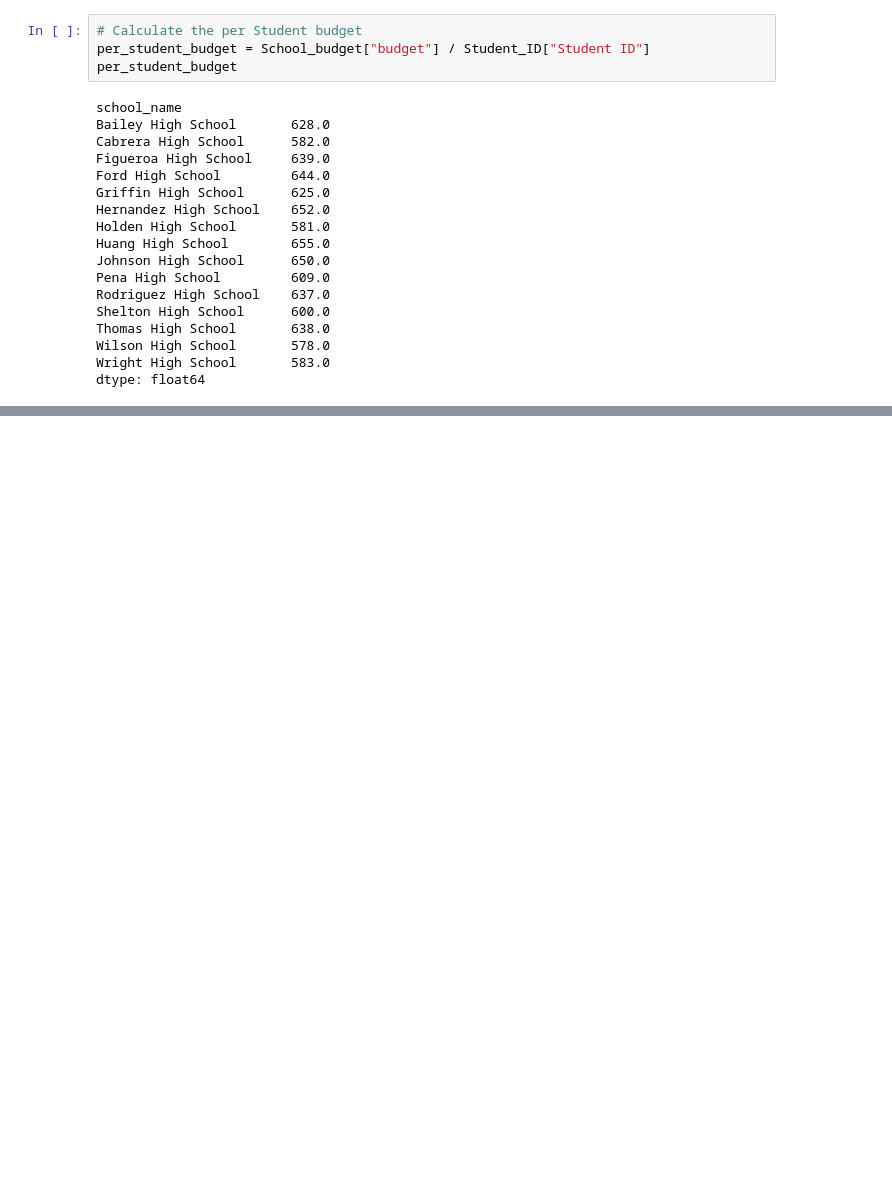
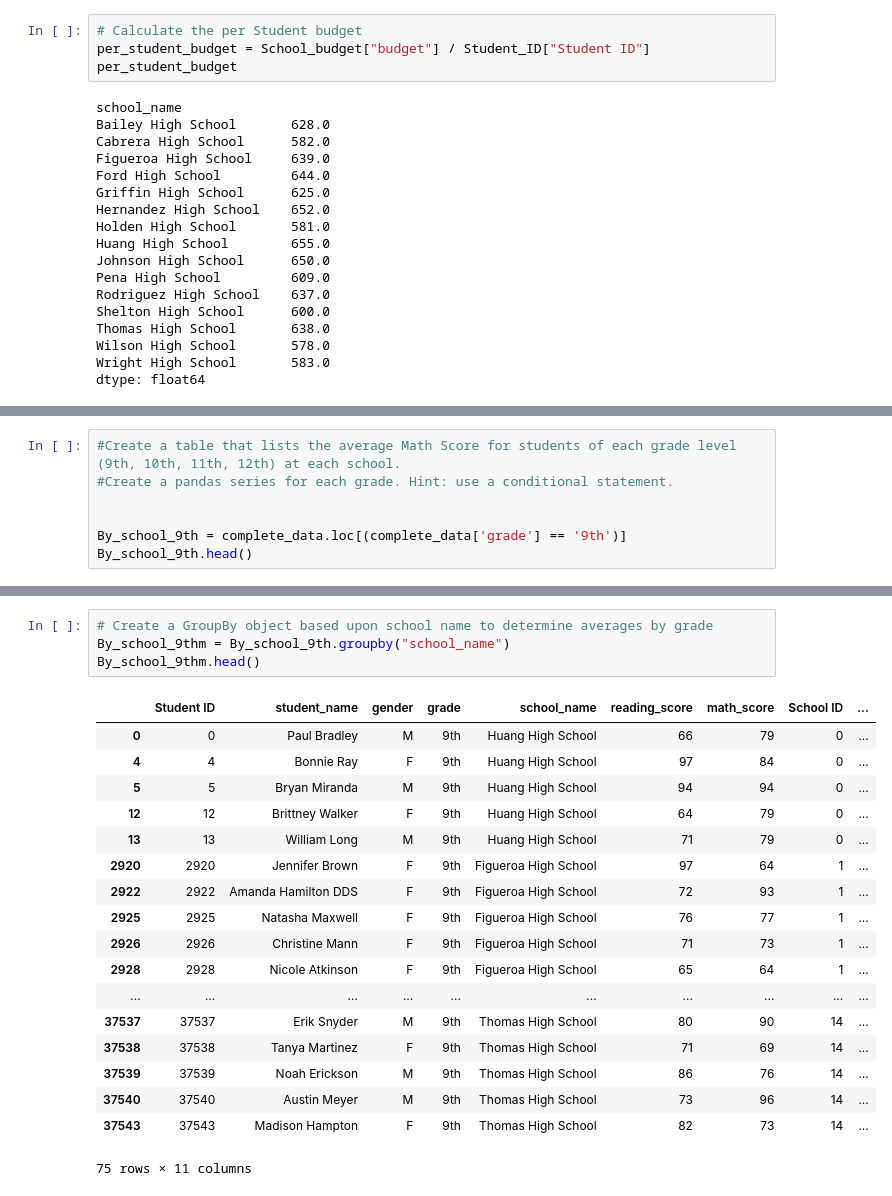
Before and after one commit to VioletData/pandas-challenge, a Jupyter notebook: PyCity Homework.ipynb, the cells around one changed output, grey strips where cells are left out. Drawn from its saved outputs; the diff is of its cells as text; blank space fills up the shorter version.

```diff
--- a/PyCity Homework.ipynb
+++ b/PyCity Homework.ipynb
@@ -259,0 +425,7 @@ NameError: name 'student_ID' is not defined
+# %%
+#Create a table that lists the average Math Score for students of each grade level (9th, 10th, 11th, 12th) at each school.
+#Create a pandas series for each grade. Hint: use a conditional statement.
+
+
+By_school_9th = complete_data.loc[(complete_data['grade'] == '9th')]
+By_school_9th.head()
@@ -259,0 +439,23 @@ NameError: name 'student_ID' is not defined
+# %%
+# Create a GroupBy object based upon school name to determine averages by grade
+By_school_9thm = By_school_9th.groupby("school_name")
+By_school_9thm.head()
+# %% [output]
+|  | Student ID | student_name | gender | grade | school_name | reading_score | math_score | School ID | ... |
+| 0 | 0 | Paul Bradley | M | 9th | Huang High School | 66 | 79 | 0 | ... |
+| 4 | 4 | Bonnie Ray | F | 9th | Huang High School | 97 | 84 | 0 | ... |
+| 5 | 5 | Bryan Miranda | M | 9th | Huang High School | 94 | 94 | 0 | ... |
+| 12 | 12 | Brittney Walker | F | 9th | Huang High School | 64 | 79 | 0 | ... |
+| 13 | 13 | William Long | M | 9th | Huang High School | 71 | 79 | 0 | ... |
+| 2920 | 2920 | Jennifer Brown | F | 9th | Figueroa High School | 97 | 64 | 1 | ... |
+| 2922 | 2922 | Amanda Hamilton DDS | F | 9th | Figueroa High School | 72 | 93 | 1 | ... |
+| 2925 | 2925 | Natasha Maxwell | F | 9th | Figueroa High School | 76 | 77 | 1 | ... |
+| 2926 | 2926 | Christine Mann | F | 9th | Figueroa High School | 71 | 73 | 1 | ... |
+| 2928 | 2928 | Nicole Atkinson | F | 9th | Figueroa High School | 65 | 64 | 1 | ... |
+| ... | ... | ... | ... | ... | ... | ... | ... | ... | ... |
+| 37537 | 37537 | Erik Snyder | M | 9th | Thomas High School | 80 | 90 | 14 | ... |
+| 37538 | 37538 | Tanya Martinez | F | 9th | Thomas High School | 71 | 69 | 14 | ... |
+| 37539 | 37539 | Noah Erickson | M | 9th | Thomas High School | 86 | 76 | 14 | ... |
+| 37540 | 37540 | Austin Meyer | M | 9th | Thomas High School | 73 | 96 | 14 | ... |
+| 37543 | 37543 | Madison Hampton | F | 9th | Thomas High School | 82 | 73 | 14 | ... |
+75 rows × 11 columns
```
Also changed, not shown: parts of 63 cells of this notebook.
